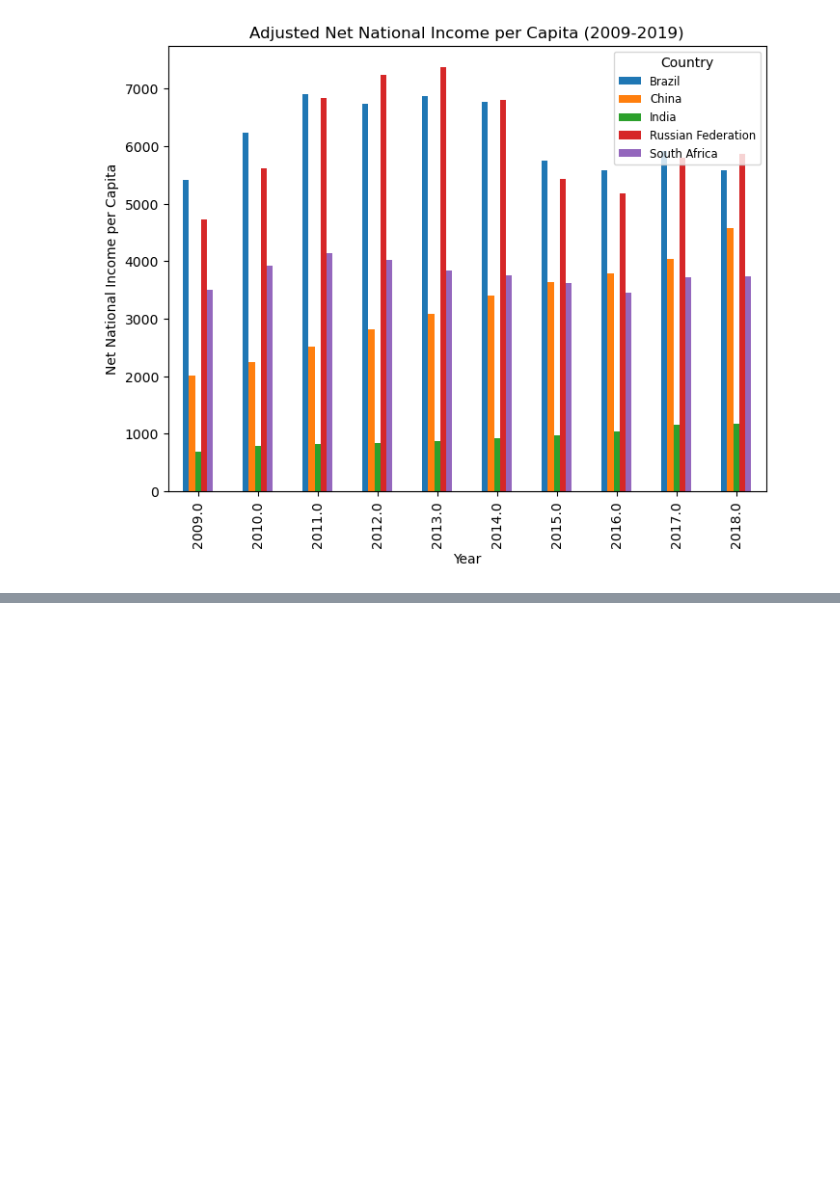
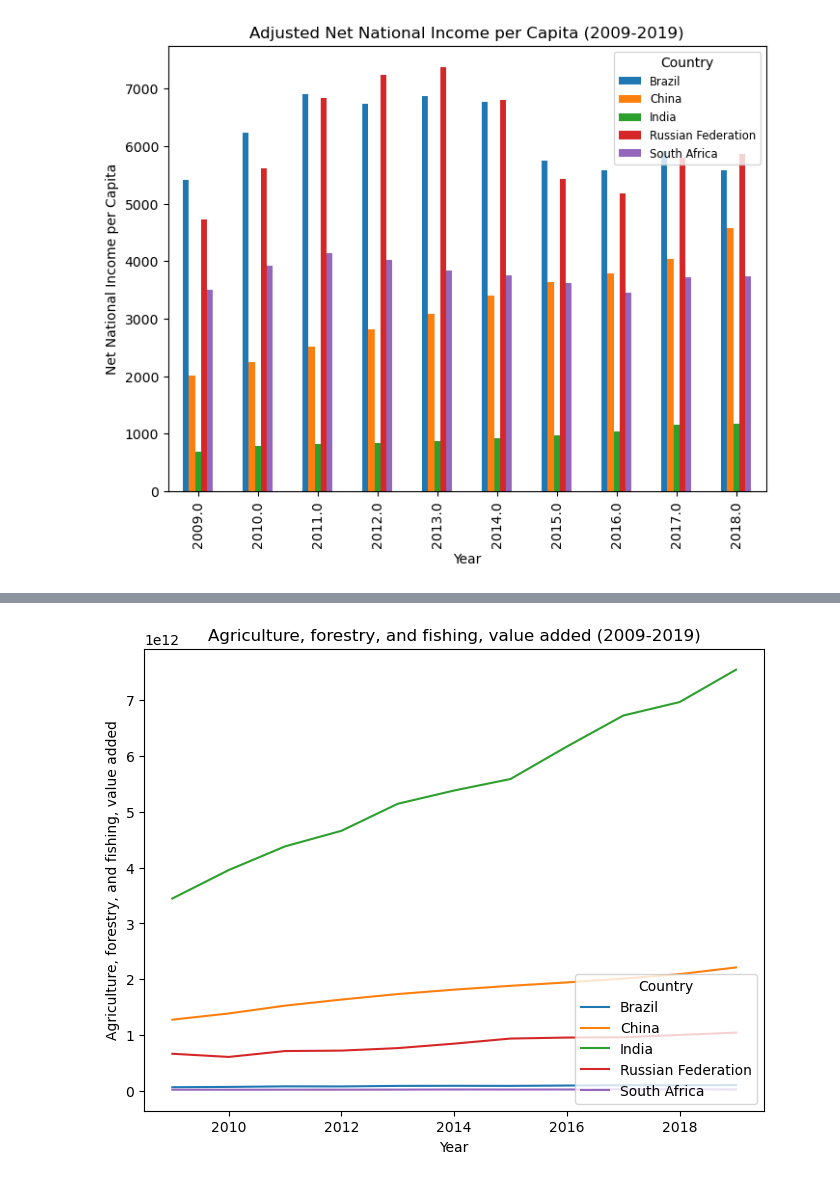
Before and after one commit to SArjaGit/BRICS_Project, a Jupyter notebook: Justin/Economic.ipynb, the cells around one changed output, grey strips where cells are left out. Drawn from its saved outputs; the diff is of its cells as text; code cells hidden in the pictures; blank space fills up the shorter version.

Commit message:
Wrote code and created plots for Agriculture, forestry, and fishing, value added (annual % growth)

```diff
--- a/Justin/Economic.ipynb
+++ b/Justin/Economic.ipynb
@@ -31,7 +31,7 @@ from prophet import Prophet
 import matplotlib.pyplot as plt
 # %%
 # File Path For CSV
-file_path = "Economy_Data.csv"
+file_path = "../Resources/Economy_Data.csv"
 # %%
 # Reading the Ecomonic Data file into a Pandas DataFrame
 economic_data = pd.read_csv(file_path, delimiter=";").dropna()
@@ -159,3 +159,8 @@ plt.legend(title="Country", loc="upper right", fontsize="small")
 plt.show()
 # %% [output]
 [figure]
+# %%
+# Filtering The Data for Agriculture, forestry, and fishing, value added
+agriculture_forestry_fishing = filtered_economic_data[filtered_economic_data["SeriesName"].str.contains("Agriculture, forestry, and fishing, value added", case=False)]
+
+agriculture_forestry_fishing.head()
@@ -161,0 +174,6 @@ plt.show()
+# %%
+# Grouping by "CountryName" and "Year" then calculating the mean for annual % growth
+group_agriculture_forestry_fishing = agriculture_forestry_fishing.groupby(["CountryName", "Year"])["Value"].mean().reset_index()
+
+# Displaying the first five rows of the filtered Data Frame
+group_agriculture_forestry_fishing.head()
@@ -161,0 +187,12 @@ plt.show()
+# %%
+# Creating a line plot to show the data for Agriculture, forestry, and fishing, value added
+group_agriculture_forestry_fishing.pivot(index="Year", columns="CountryName", values="Value").plot(kind="line", figsize=(8,6))
+
+# Setting titles and labels
+plt.title("Agriculture, forestry, and fishing, value added (2009-2019)")
+plt.xlabel("Year")
+plt.ylabel("Agriculture, forestry, and fishing, value added")
+plt.legend(title="Country", loc="lower right")
+plt.show()
+# %% [output]
+[figure, added]
```
Also changed, not shown: parts of 3 cells of this notebook.
